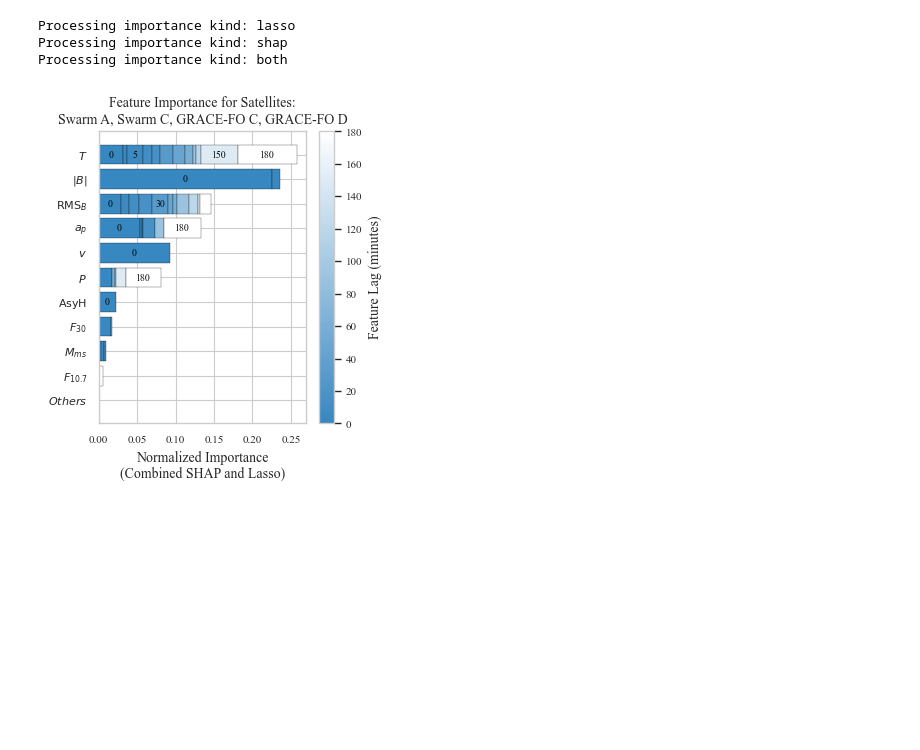
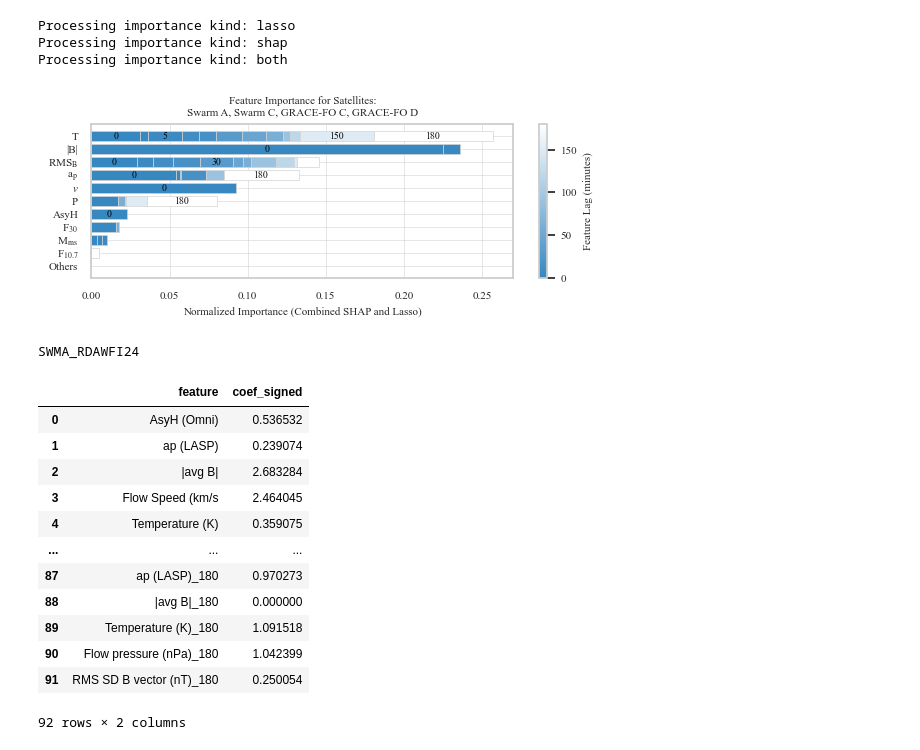
Before and after one commit to merceavanessa/leo-orbital-decay-rate-impacts-may-2024, a Jupyter notebook: src/notebooks/modeling_results.ipynb, the cells around one changed output. Cells and saved outputs as stored; diff of their text form; code cells hidden in the pictures; blank space fills up the shorter version.

Commit message:
Updates to plots to: better fit a one-column journal (i.e. switched to more horizontal layouts), added panels, and lat/lon for ground-tracks.

```diff
--- a/src/notebooks/modeling_results.ipynb
+++ b/src/notebooks/modeling_results.ipynb
@@ -16,6 +21,8 @@ BASE_DATA_PATH = '../../Zenodo/data/2024-05-01_2024-05-14/processed'
 INPUT_CONFIG_PATH = '../../Zenodo/data/2024-05-01_2024-05-14/configs/POD/config_pretty.json'
 RESULTS_BASE_PATH = "../../Zenodo/results/2024-05-01_2024-05-14/"
 RESULTS_SUMMARY = "summary/"
+STYLE_PATH = "../../workflow/manuscript.mplstyle"
+
 
 # ignore the misinforming name (real units are m/day)
 target = 'Orbital Decay (m) - without maneuvers'
@@ -252,9 +498,51 @@ Processing importance kind: both
 # %%
 importance_kind = 'both'
 feats_low_alt = process_alt_feats(feats_all_sats, low_alt_sats, colors_by_feature, threshold=0.001, importance_kind=importance_kind)
 color = sns.color_palette("Blues", n_colors=2)[1]
 
 plot_lasso_importance_with_stacked_lagged_inputs_black_and_white(feats_low_alt, f'Satellites:\n{", ".join(list(map(lambda s: satellite_configuration[s]["name"], low_alt_sats)))}',
-    filepath=os.path.join(RESULTS_BASE_PATH, 'summary', f'{most_recent_timestamp}_low_alt_importance_{importance_kind}_bw.png'), label=importance_text[importance_kind], color=color, xlim=0.27, show=True)
+    filepath=os.path.join(RESULTS_BASE_PATH, 'summary', f'{most_recent_timestamp}_low_alt_importance_{importance_kind}_bw.pdf'), label=importance_text[importance_kind], color=color, xlim=0.27, show=True)
 # %% [output]
-[figure, old version]
+[figure, new version]
+# %%
+sat = low_alt_sats[0]
+print(sat)
+results_for_sat = scores_and_coef_dfs[sat]
+
+io = ResultsIO(
+    results_base_path=RESULTS_BASE_PATH,
+    satellite=sat,
+    most_recent_timestamp=most_recent_timestamp,
+    target=most_recent_grid_config['target'],
+    score_type='no_val'
+)
+X_train, y_train, y_train_pred = io.read(mode='train')
+X_test, y_test, y_pred = io.read(mode='test')
+
+results = io.read_results()
+coefficients = io.model[1].coef_
+feature_names = X_train.columns
+
+coef_df = pd.DataFrame({
+        'feature': feature_names,
+        'coef_signed': coefficients,
+    })
+
+len(X_train.columns), coefficients.shape
+coefficients[coefficients < 0]
+coef_df
+# %% [output]
+SWMA_RDAWFI24
+|  | feature | coef_signed |
+| 0 | AsyH (Omni) | 0.536532 |
+| 1 | ap (LASP) | 0.239074 |
+| 2 | |avg B| | 2.683284 |
+| 3 | Flow Speed (km/s | 2.464045 |
+| 4 | Temperature (K) | 0.359075 |
+| ... | ... | ... |
+| 87 | ap (LASP)_180 | 0.970273 |
+| 88 | |avg B|_180 | 0.000000 |
+| 89 | Temperature (K)_180 | 1.091518 |
+| 90 | Flow pressure (nPa)_180 | 1.042399 |
+| 91 | RMS SD B vector (nT)_180 | 0.250054 |
+92 rows × 2 columns
```
Also changed, not shown: parts of 8 cells of this notebook, 2 other files.
